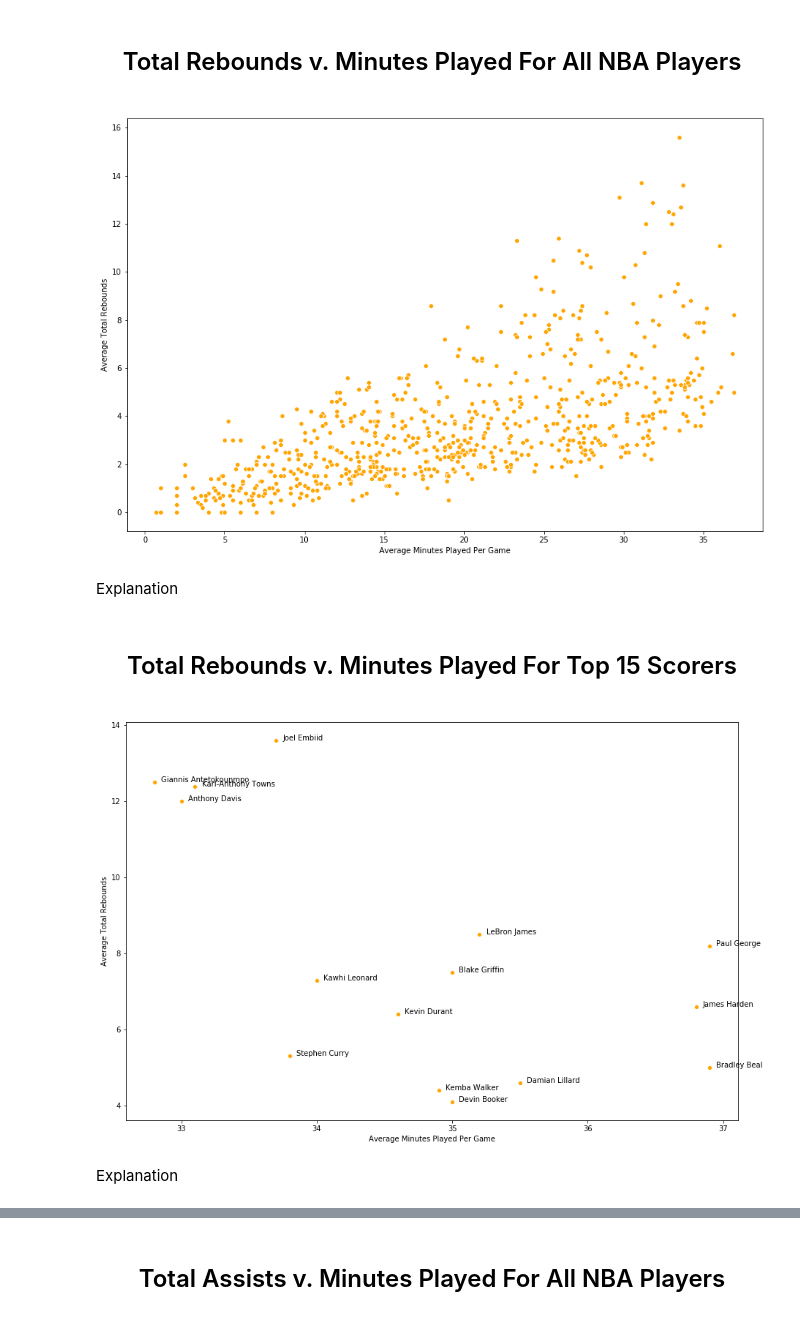
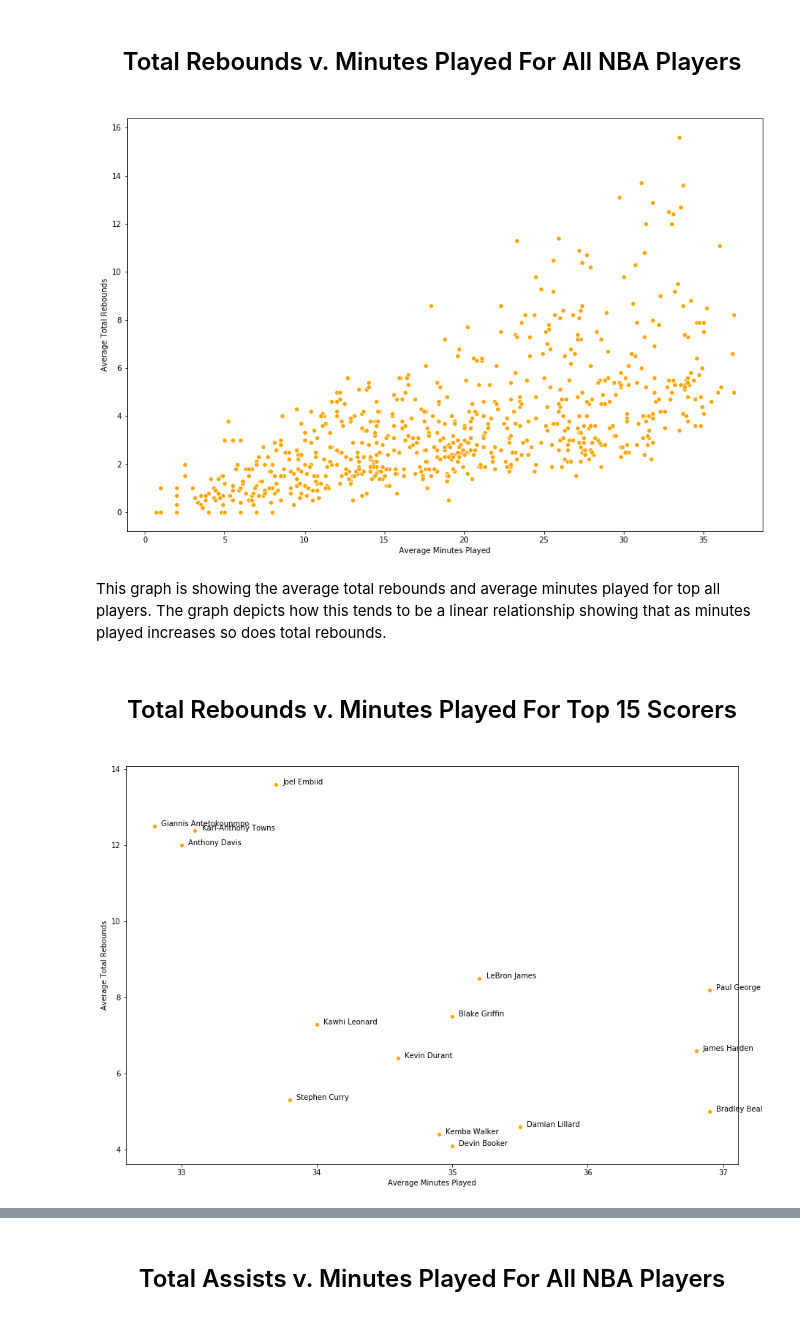
Before and after one commit to Ajnbro/nba320.github.io, a Jupyter notebook: Final Project Notebook.ipynb, the cells around one changed output, grey strips where cells are left out. Cells and saved outputs as stored; diff of their text form; code cells hidden in the pictures.

```diff
--- a/Final Project Notebook.ipynb
+++ b/Final Project Notebook.ipynb
@@ -278,25 +286,25 @@ plt.show()
 </center>
 # %%
 plt.figure(figsize=(15, 10))
-# Create a scatterplot of the average total rebounds vs average minutes played for top 15 players
+# Create a scatterplot of the average total rebounds vs average minutes played for top all scorers
 ax = sns.scatterplot(x = 'MP', y = 'TRB', data = nba_stats, color='orange')
 
 # Set up axis
-ax.set_xlabel('Average Minutes Played Per Game')
+ax.set_xlabel('Average Minutes Played')
 ax.set_ylabel('Average Total Rebounds')
 
 plt.show()
 # %% [output]
-[figure, old version]
+[figure, new version]
-# %% [markdown]
-Explanation
+# %% [markdown]
+This graph is showing the average total rebounds and average minutes played for top all players. The graph depicts how this tends to be a linear relationship showing that as minutes played increases so does total rebounds.
 # %% [markdown]
 <center>
 <h1 style="font-size:24px">Total Rebounds v. Minutes Played For Top 15 Scorers</h1>
 </center>
 # %%
 plt.figure(figsize=(15, 10))
-# Create a scatterplot of the average total rebounds vs average minutes played for top 15 players
+# Create a scatterplot of the average total rebounds vs average minutes played for top 15 scorers
 ax = sns.scatterplot(x = 'MP', y = 'TRB', data = top_15, color='orange')
 
 # Lable points with player's name associated with them
@@ -306,11 +314,9 @@ for line in range(0,top_15.shape[0]):
             size = '10', color = 'black')
 
 # Set up axis
-ax.set_xlabel('Average Minutes Played Per Game')
+ax.set_xlabel('Average Minutes Played')
 ax.set_ylabel('Average Total Rebounds')
 
 plt.show()
 # %% [output]
-[figure, old version]
+[figure, new version]
-# %% [markdown]
-Explanation
```
Also changed, not shown: parts of 32 cells of this notebook, 1 other file.
